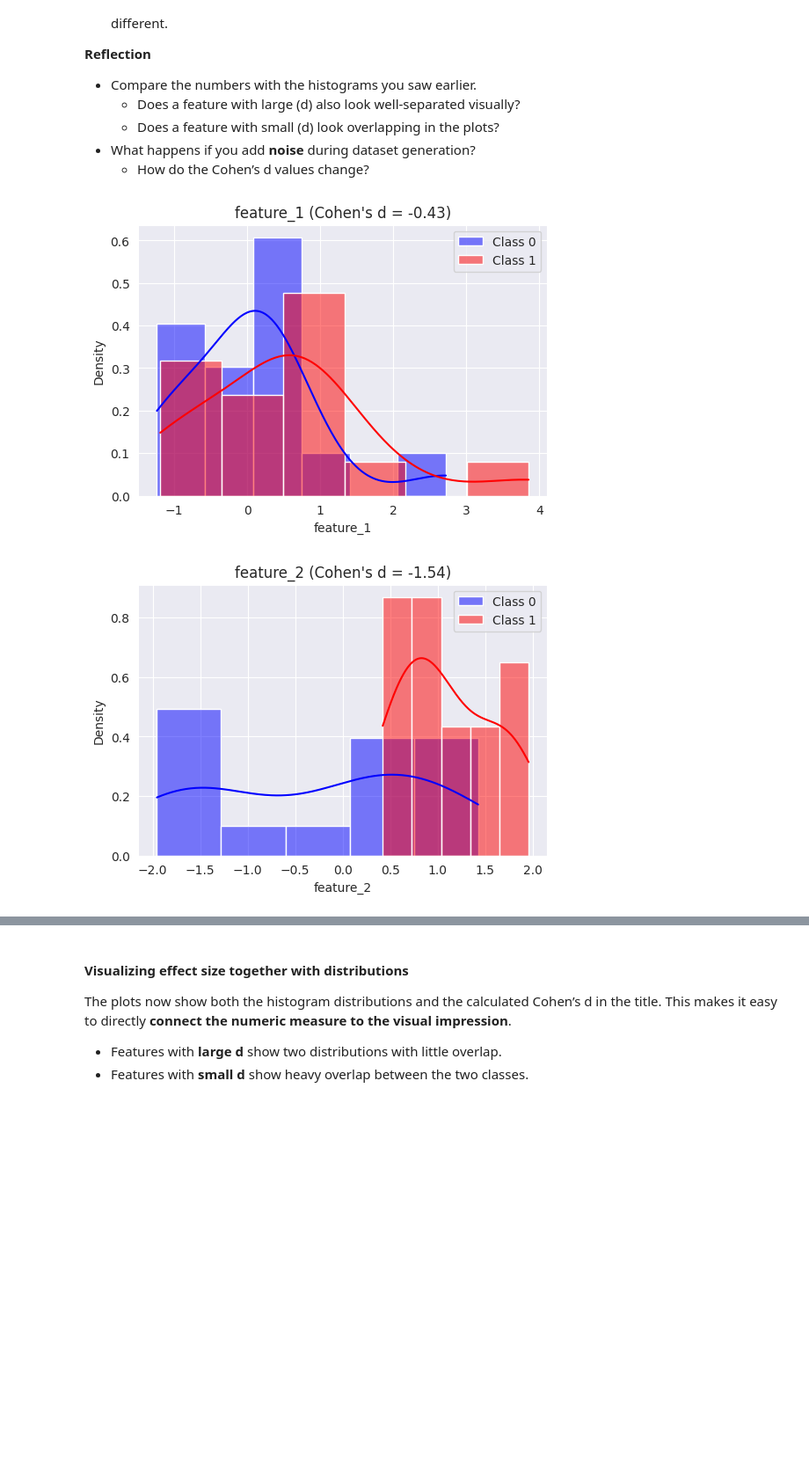
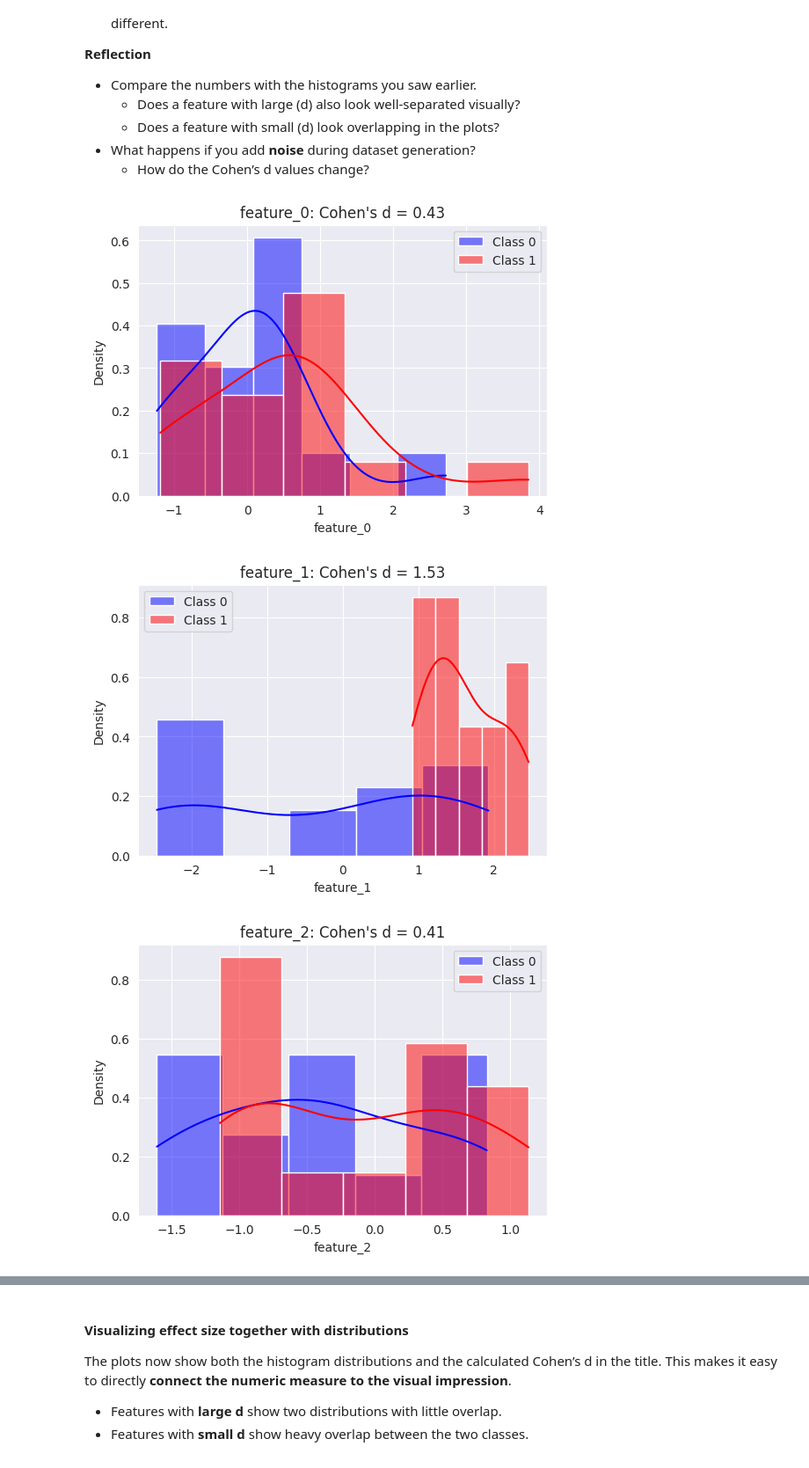
Before and after one commit to sigrun-may/synthetic-biomedical-data-course, a Jupyter notebook: notebooks/02b_feature_distributions_effect_size.ipynb, the cells around one changed output, grey strips where cells are left out. Shown at 88% size. Drawn from its saved outputs; the diff is of its cells as text; code cells hidden in the pictures; blank space fills up the shorter version.

```diff
--- a/notebooks/02b_feature_distributions_effect_size.ipynb
+++ b/notebooks/02b_feature_distributions_effect_size.ipynb
@@ -81,10 +81,11 @@ We now examine how each feature is distributed for each class:
 # %%
 # Generate a synthetic toy dataset
 import pandas as pd
+from oer_utils.metrics import compute_all_effect_sizes
 from sklearn.datasets import make_classification
 
 # Generate dataset (adjust n_features to match the number of subplots!)
-X, y = make_classification(
+x, y = make_classification(
     n_samples=30,  # number of samples
     n_features=8,  # total features
     n_informative=3,  # number of informative features
@@ -93,8 +94,8 @@ X, y = make_classification(
     random_state=42,  # for reproducibility
 )
 
-feature_names = [f"feature_{i + 1}" for i in range(X.shape[1])]
-df = pd.DataFrame(X, columns=feature_names)
+feature_names = [f"feature_{i}" for i in range(x.shape[1])]
+df = pd.DataFrame(x, columns=feature_names)
 df["class"] = y
 # %%
 # Visualize feature distributions per class
@@ -216,21 +201,21 @@ Cohen's d for feature_2: -1.54
 - What happens if you add **noise** during dataset generation?
   - How do the Cohen’s d values change?
 # %%
-def plot_feature_with_d(feature_name):
-    group0 = df.loc[df["class"] == 0, feature_name]
-    group1 = df.loc[df["class"] == 1, feature_name]
-    d = cohens_d(group0, group1)
+def plot_feature_with_d(name):
+    group0 = df.loc[df["class"] == 0, name]
+    group1 = df.loc[df["class"] == 1, name]
 
     plt.figure(figsize=(6, 4))
     sns.histplot(group0, color="blue", label="Class 0", kde=True, stat="density")
     sns.histplot(group1, color="red", label="Class 1", kde=True, stat="density")
-    plt.title(f"{feature_name} (Cohen's d = {d:.2f})")
+    plt.title(f"{name}: Cohen's d = {effect_sizes.at[name, '|effect_size|']:.2f}")
     plt.legend()
     plt.show()
 
 
-plot_feature_with_d("feature_1")
-plot_feature_with_d("feature_2")
+for feature_name in feature_names:
+    plot_feature_with_d(feature_name)
 # %% [output]
-[figure, old version]
+[figure, new version]
-[figure, old version]
+[figure, new version]
+[figure, added]
```
Also changed, not shown: parts of 8 cells of this notebook, 1 other file.
